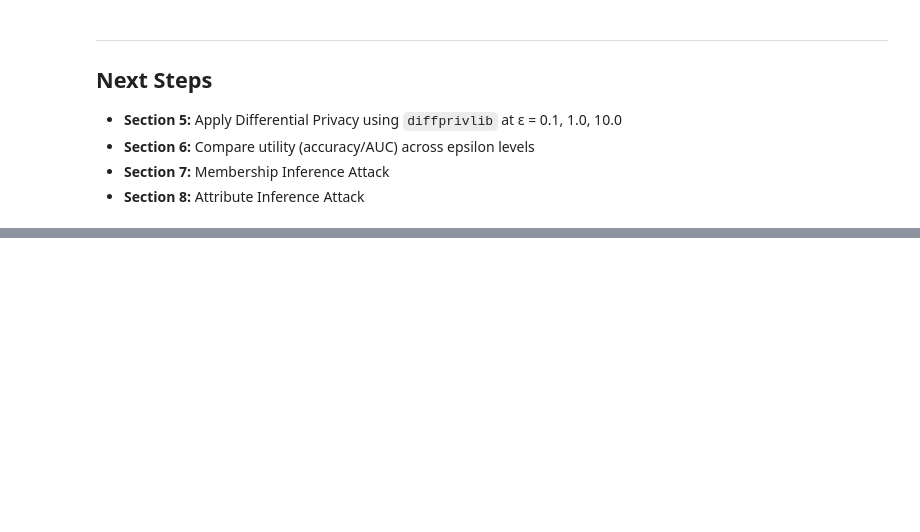
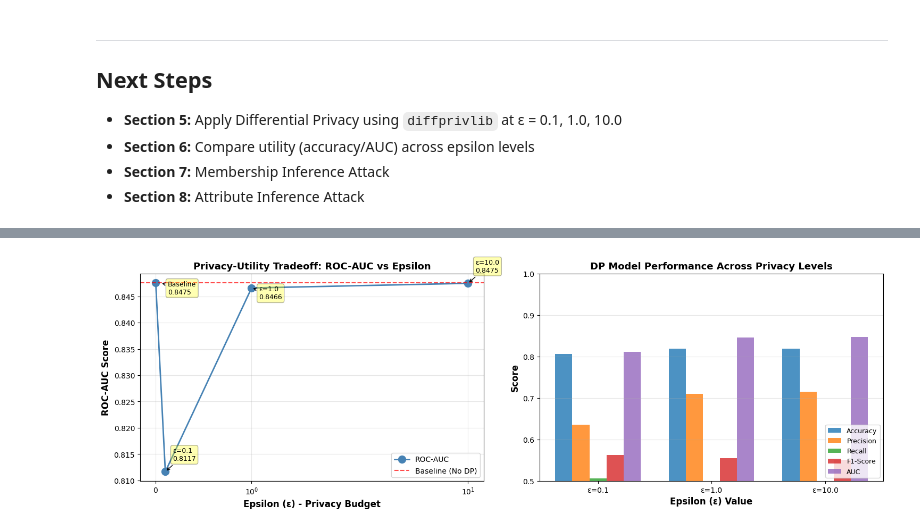
Before and after one commit to chloepart/DSBA6010_Final_Project, a Jupyter notebook: DSBA6010_Final_Project_V2.ipynb, the cells around one changed output, grey strips where cells are left out. Saved outputs shown, nothing was run; the diff lists cells and outputs as text; code cells hidden in the pictures; blank space fills up the shorter version.

```diff
--- a/DSBA6010_Final_Project_V2.ipynb
+++ b/DSBA6010_Final_Project_V2.ipynb
@@ -673,0 +772,55 @@ plt.show()
+# %%
+# Visualize Privacy-Utility Tradeoff
+fig, axes = plt.subplots(1, 2, figsize=(15, 5))
+
+# Plot 1: AUC vs Epsilon
+eps_list = [0] + epsilon_values  # 0 = baseline (no DP)
+auc_list = [baseline_auc] + [dp_results[eps]['auc'] for eps in epsilon_values]
+acc_list = [baseline_acc] + [dp_results[eps]['accuracy'] for eps in epsilon_values]
+
+axes[0].plot(eps_list, auc_list, marker='o', linewidth=2, markersize=10, color='steelblue', label='ROC-AUC')
+axes[0].set_xlabel('Epsilon (ε) - Privacy Budget', fontsize=12, fontweight='bold')
+axes[0].set_ylabel('ROC-AUC Score', fontsize=12, fontweight='bold')
+axes[0].set_title('Privacy-Utility Tradeoff: ROC-AUC vs Epsilon', fontsize=13, fontweight='bold')
+axes[0].set_xscale('symlog')  # Log scale for epsilon
+axes[0].grid(True, alpha=0.3)
+axes[0].axhline(y=baseline_auc, color='red', linestyle='--', alpha=0.7, label='Baseline (No DP)')
+
+# Add annotations
+for i, (eps, auc) in enumerate(zip(eps_list, auc_list)):
+    label = 'Baseline' if eps == 0 else f'ε={eps}'
+    axes[0].annotate(f'{label}\n{auc:.4f}',
+                     xy=(eps if eps > 0 else 0.05, auc),
+                     xytext=(10, -15 if i % 2 == 0 else 15),
+                     textcoords='offset points',
+                     fontsize=9,
+                     bbox=dict(boxstyle='round,pad=0.3', facecolor='yellow', alpha=0.3),
+                     arrowprops=dict(arrowstyle='->', connectionstyle='arc3,rad=0'))
+
+axes[0].legend(fontsize=10)
+
+# Plot 2: All metrics comparison
+metrics_names = ['Accuracy', 'Precision', 'Recall', 'F1-Score', 'AUC']
+metrics_keys = ['accuracy', 'precision', 'recall', 'f1', 'auc']
+x = np.arange(len(epsilon_values))
+width = 0.15
+
+baseline_metrics = [baseline_acc, baseline_prec, baseline_rec, baseline_f1, baseline_auc]
+
+for i, (metric_name, metric_key) in enumerate(zip(metrics_names, metrics_keys)):
+    metric_values = [dp_results[eps][metric_key] for eps in epsilon_values]
+    axes[1].bar(x + i*width, metric_values, width, label=metric_name, alpha=0.8)
+
+axes[1].set_xlabel('Epsilon (ε) Value', fontsize=12, fontweight='bold')
+axes[1].set_ylabel('Score', fontsize=12, fontweight='bold')
+axes[1].set_title('DP Model Performance Across Privacy Levels', fontsize=13, fontweight='bold')
+axes[1].set_xticks(x + width * 2)
+axes[1].set_xticklabels([f'ε={eps}' for eps in epsilon_values])
+axes[1].legend(fontsize=9, loc='lower right')
+axes[1].grid(axis='y', alpha=0.3)
+axes[1].set_ylim([0.5, 1.0])
+
+plt.tight_layout()
+plt.show()
+# %% [output]
+[figure, added]
```
Also changed, not shown: parts of 4 cells of this notebook.
